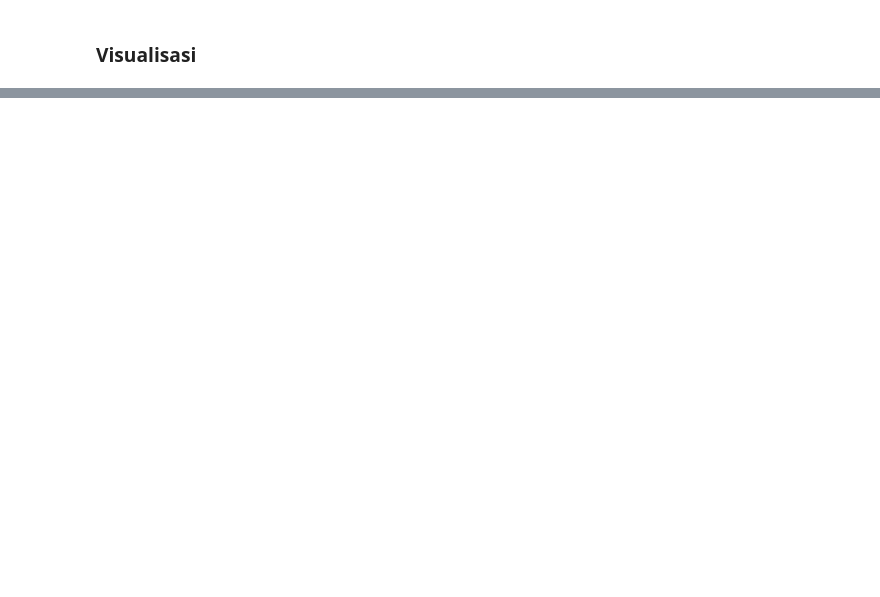
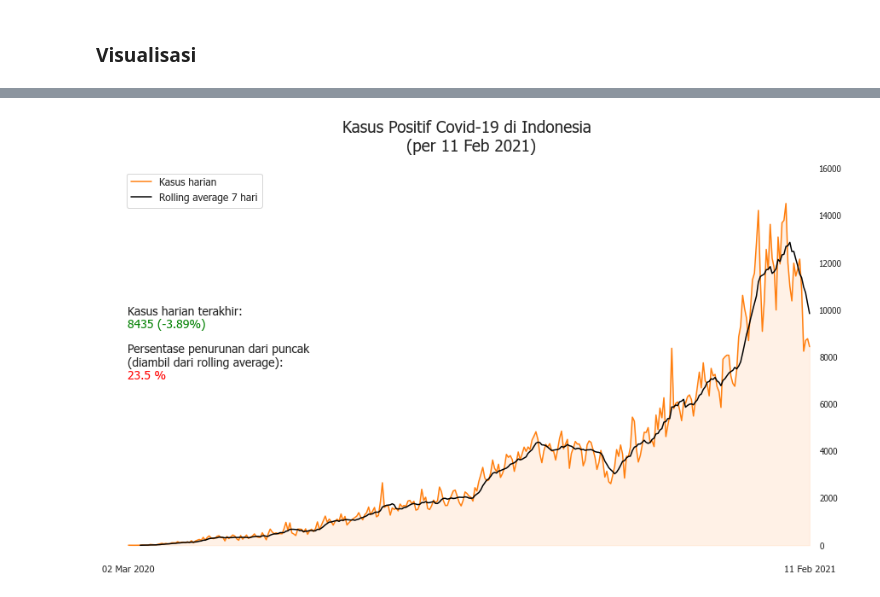
Before and after one commit to imfery/covid-19-viz, a Jupyter notebook: Covid-19 Visualization.ipynb, the cells around one changed output, grey strips where cells are left out. Drawn from its saved outputs; the diff is of its cells as text; code cells hidden in the pictures; blank space fills up the shorter version.

```diff
--- a/Covid-19 Visualization.ipynb
+++ b/Covid-19 Visualization.ipynb
@@ -223,0 +227,7 @@ stats.head(2)
+# %%
+stats = process_stats(stats)
+vaccinated = to_numeric(vaccinated)
+vaccinated.index = stats.index
+vaccinated = vaccinated.loc['2021-01-13':]
+vaccinated['Dosis kumulatif'] = vaccinated['Dosis pertama'] + vaccinated['Dosis kedua']
+vaccinated['Dosis harian'] = vaccinated['Dosis pertama (harian)'] + vaccinated['Dosis kedua (harian)']
@@ -271,0 +430,71 @@ plt.show()
+# %%
+fig, ax = plt.subplots(figsize=(12,7))
+fig.tight_layout()
+color = 'tab:orange'
+
+kh = stats['Kasus harian']
+khr = kh.rolling(7).mean()
+
+ax = sns.lineplot(x=stats.index, y='Kasus harian', data = stats, color=color,\
+                  label='Kasus harian', legend=None)
+ax = sns.lineplot(x=stats.index, y=khr, data=stats, color='black',\
+                 label='Rolling average 7 hari', legend=None)
+ax.margins(x=0.01)
+ax.tick_params(axis='y')
+l1 = ax.lines[0]
+x1 = l1.get_xydata()[:,0]
+y1 = l1.get_xydata()[:,1]
+ax.fill_between(x1, y1, alpha=0.1, color=color)
+ax.yaxis.tick_right()
+
+yticks = np.arange(0,int(np.ceil(max(kh.dropna())))+2000,2000)
+ax.set_yticks(yticks)
+ax.set_xticks([min(stats.index), max(stats.index)])
+ax.set_xticklabels([min(stats.index).to_pydatetime().strftime("%d %b %Y"),\
+                     max(stats.index).to_pydatetime().strftime("%d %b %Y")], fontsize=11)
+
+ax.set_xlabel('')
+ax.set_ylabel('')
+ax.tick_params(length=0)
+ax.grid(False)
+
+spines = ['top', 'right', 'bottom', 'left']
+for spine in spines:
+    ax.spines[spine].set_visible(False)
+
+
+perc = round((kh[-1]-kh[-2])/kh[-2]*100,2)
+
+maxcasez = max(khr.dropna())
+latestz = khr[-1]
+prcz = round((maxcasez-latestz)/maxcasez*100,1)
+
+colorz, colorzz = 'red', 'red'
+if perc > 0:
+    colorz = 'red'
+elif perc == 0:
+    colorz = 'orange'
+else:
+    colorz = 'green'
+
+if prcz > 50:
+    colorzz = 'green'
+elif prcz > 25:
+    colorzz = 'orange'
+elif prcz < 25:
+    colorzz = 'red'
+
+plt.title("Kasus Positif Covid-19 di Indonesia \n (per "+max(stats.index).to_pydatetime().strftime("%d %b %Y")+")",\
+          fontsize=19, pad=20, loc='center')
+
+plt.text(s="Kasus harian terakhir:", x=0.045, y=0.63, fontsize=14, ha='left', transform=fig.transFigure)
+plt.text(s=str(kh[-1])+" "+"("+str(perc)+"%)", x=0.045, y=0.60, fontsize=14, ha='left', transform=fig.transFigure,color=colorz)
+plt.text(s="Persentase penurunan dari puncak\n(diambil dari rolling average):",\
+         x=0.045, y=0.51, fontsize=14, ha='left', transform=fig.transFigure)
+plt.text(s=str(prcz)+" %", x=0.045, y=0.48, fontsize=14, ha='left', transform=fig.transFigure,color=colorzz)
+
+
+plt.legend(fontsize=12)
+plt.show()
+# %% [output]
+[figure, added]
```
Also changed, not shown: parts of 24 cells of this notebook.
